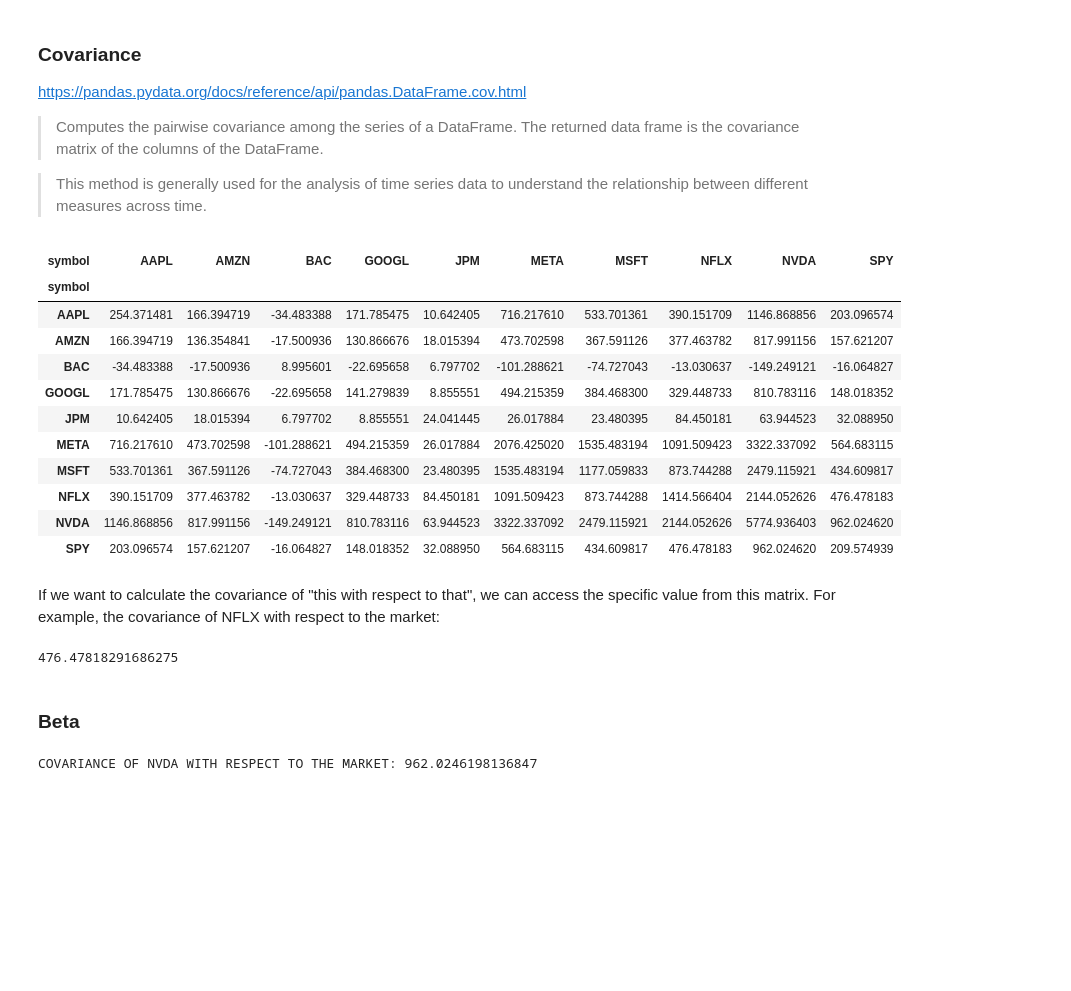
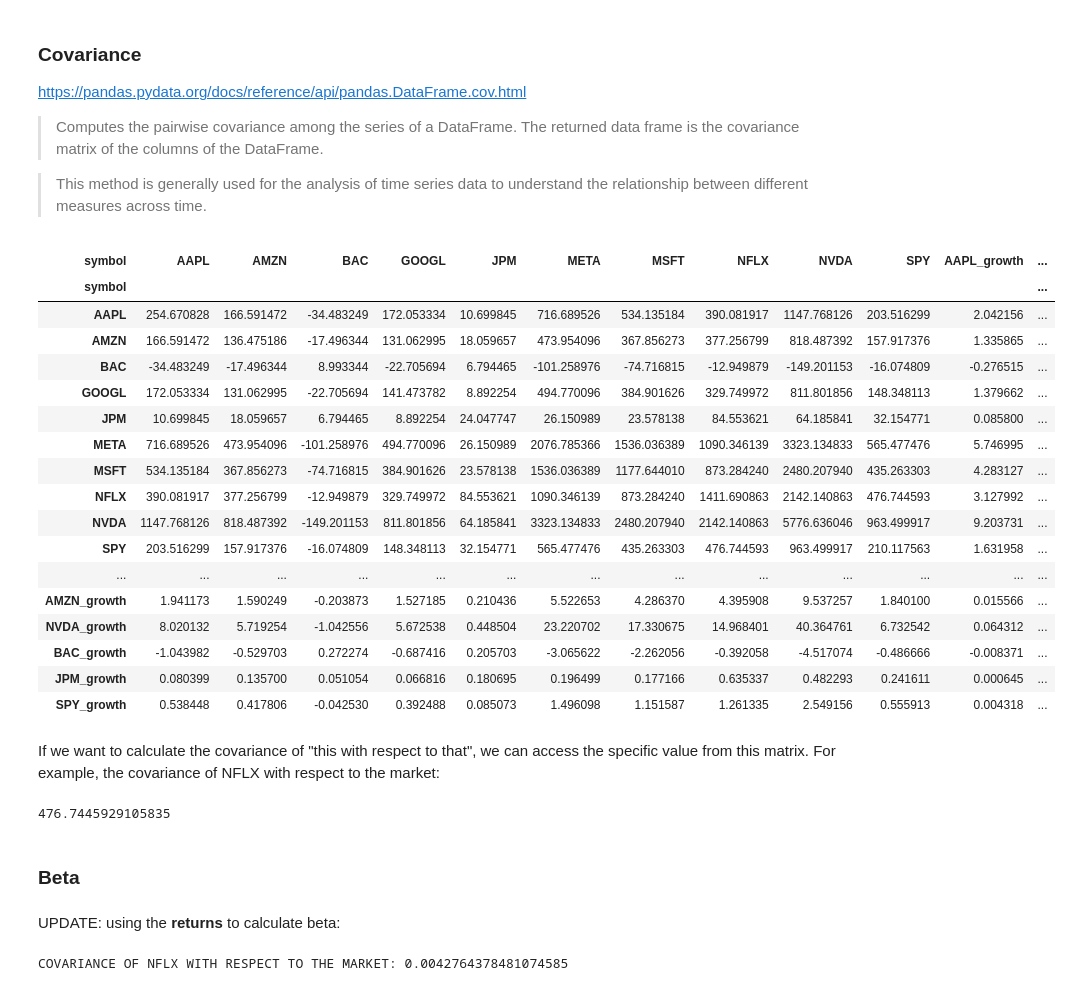
Before and after one commit to prof-rossetti/intro-to-python, a Jupyter notebook: notebooks/applied-ds/Applied_Statistics_for_Finance_Calculating_Beta_to_the_Market_(Summer_2023).ipynb, the cells around one changed output. Saved outputs shown, nothing was run; the diff lists cells and outputs as text; code cells hidden in the pictures; blank space fills up the shorter version.

```diff
--- a/notebooks/applied-ds/Applied_Statistics_for_Finance_Calculating_Beta_to_the_Market_(Summer_2023).ipynb
+++ b/notebooks/applied-ds/Applied_Statistics_for_Finance_Calculating_Beta_to_the_Market_(Summer_2023).ipynb
@@ -54,7 +54,8 @@ from yahooquery import Ticker
 symbols = ["AAPL", "GOOGL", "META", "MSFT", "NFLX", "AMZN", "NVDA",
            "BAC", "JPM"
 ]
-companies = Ticker(symbols + ["SPY"]) # adding market to the data, but leaving the symbols variable as just a list of the individual stocks (for reference later on)
+all_symbols = symbols + ["SPY"] # adding market index, but leaving the symbols variable as just a list of the individual stocks (in case we need it later)
+companies = Ticker(all_symbols)
 print(type(companies))
 # %% [output]
 <class 'yahooquery.ticker.Ticker'>
@@ -126,0 +109,13 @@ px.line(chart_df, x="date", y=[f"{chart_symbol}_growth", "SPY_growth"],
+# %%
+import warnings
+warnings.filterwarnings("ignore")
+
+returns_df = prices_pivot.copy()
+for symbol in all_symbols:
+    growth_col = f"{symbol}_growth"
+    # calculate relative growth :
+    returns_df[growth_col] = (returns_df[symbol].pct_change(periods=1) + 1).cumprod()
+    returns_df[growth_col].iloc[0] = 1
+
+print(len(returns_df.columns))
+returns_df.head()
@@ -225,21 +249,27 @@ https://pandas.pydata.org/docs/reference/api/pandas.DataFrame.cov.html
 
 > This method is generally used for the analysis of time series data to understand the relationship between different measures across time.
 # %%
-cov_mat = prices_pivot.cov()
+cov_mat = returns_df.cov()
 cov_mat
 # %% [output]
-| symbol | AAPL | AMZN | BAC | GOOGL | JPM | META | MSFT | NFLX | NVDA | SPY |
-| symbol |  |  |  |  |  |  |  |  |  |  |
-| AAPL | 254.371481 | 166.394719 | -34.483388 | 171.785475 | 10.642405 | 716.217610 | 533.701361 | 390.151709 | 1146.868856 | 203.096574 |
-| AMZN | 166.394719 | 136.354841 | -17.500936 | 130.866676 | 18.015394 | 473.702598 | 367.591126 | 377.463782 | 817.991156 | 157.621207 |
-| BAC | -34.483388 | -17.500936 | 8.995601 | -22.695658 | 6.797702 | -101.288621 | -74.727043 | -13.030637 | -149.249121 | -16.064827 |
-| GOOGL | 171.785475 | 130.866676 | -22.695658 | 141.279839 | 8.855551 | 494.215359 | 384.468300 | 329.448733 | 810.783116 | 148.018352 |
-| JPM | 10.642405 | 18.015394 | 6.797702 | 8.855551 | 24.041445 | 26.017884 | 23.480395 | 84.450181 | 63.944523 | 32.088950 |
-| META | 716.217610 | 473.702598 | -101.288621 | 494.215359 | 26.017884 | 2076.425020 | 1535.483194 | 1091.509423 | 3322.337092 | 564.683115 |
-| MSFT | 533.701361 | 367.591126 | -74.727043 | 384.468300 | 23.480395 | 1535.483194 | 1177.059833 | 873.744288 | 2479.115921 | 434.609817 |
-| NFLX | 390.151709 | 377.463782 | -13.030637 | 329.448733 | 84.450181 | 1091.509423 | 873.744288 | 1414.566404 | 2144.052626 | 476.478183 |
-| NVDA | 1146.868856 | 817.991156 | -149.249121 | 810.783116 | 63.944523 | 3322.337092 | 2479.115921 | 2144.052626 | 5774.936403 | 962.024620 |
-| SPY | 203.096574 | 157.621207 | -16.064827 | 148.018352 | 32.088950 | 564.683115 | 434.609817 | 476.478183 | 962.024620 | 209.574939 |
+| symbol | AAPL | AMZN | BAC | GOOGL | JPM | META | MSFT | NFLX | NVDA | SPY | AAPL_growth | ... |
+| symbol |  |  |  |  |  |  |  |  |  |  |  | ... |
+| AAPL | 254.670828 | 166.591472 | -34.483249 | 172.053334 | 10.699845 | 716.689526 | 534.135184 | 390.081917 | 1147.768126 | 203.516299 | 2.042156 | ... |
+| AMZN | 166.591472 | 136.475186 | -17.496344 | 131.062995 | 18.059657 | 473.954096 | 367.856273 | 377.256799 | 818.487392 | 157.917376 | 1.335865 | ... |
+| BAC | -34.483249 | -17.496344 | 8.993344 | -22.705694 | 6.794465 | -101.258976 | -74.716815 | -12.949879 | -149.201153 | -16.074809 | -0.276515 | ... |
+| GOOGL | 172.053334 | 131.062995 | -22.705694 | 141.473782 | 8.892254 | 494.770096 | 384.901626 | 329.749972 | 811.801856 | 148.348113 | 1.379662 | ... |
+| JPM | 10.699845 | 18.059657 | 6.794465 | 8.892254 | 24.047747 | 26.150989 | 23.578138 | 84.553621 | 64.185841 | 32.154771 | 0.085800 | ... |
+| META | 716.689526 | 473.954096 | -101.258976 | 494.770096 | 26.150989 | 2076.785366 | 1536.036389 | 1090.346139 | 3323.134833 | 565.477476 | 5.746995 | ... |
+| MSFT | 534.135184 | 367.856273 | -74.716815 | 384.901626 | 23.578138 | 1536.036389 | 1177.644010 | 873.284240 | 2480.207940 | 435.263303 | 4.283127 | ... |
+| NFLX | 390.081917 | 377.256799 | -12.949879 | 329.749972 | 84.553621 | 1090.346139 | 873.284240 | 1411.690863 | 2142.140863 | 476.744593 | 3.127992 | ... |
+| NVDA | 1147.768126 | 818.487392 | -149.201153 | 811.801856 | 64.185841 | 3323.134833 | 2480.207940 | 2142.140863 | 5776.636046 | 963.499917 | 9.203731 | ... |
+| SPY | 203.516299 | 157.917376 | -16.074809 | 148.348113 | 32.154771 | 565.477476 | 435.263303 | 476.744593 | 963.499917 | 210.117563 | 1.631958 | ... |
+| ... | ... | ... | ... | ... | ... | ... | ... | ... | ... | ... | ... | ... |
+| AMZN_growth | 1.941173 | 1.590249 | -0.203873 | 1.527185 | 0.210436 | 5.522653 | 4.286370 | 4.395908 | 9.537257 | 1.840100 | 0.015566 | ... |
+| NVDA_growth | 8.020132 | 5.719254 | -1.042556 | 5.672538 | 0.448504 | 23.220702 | 17.330675 | 14.968401 | 40.364761 | 6.732542 | 0.064312 | ... |
+| BAC_growth | -1.043982 | -0.529703 | 0.272274 | -0.687416 | 0.205703 | -3.065622 | -2.262056 | -0.392058 | -4.517074 | -0.486666 | -0.008371 | ... |
+| JPM_growth | 0.080399 | 0.135700 | 0.051054 | 0.066816 | 0.180695 | 0.196499 | 0.177166 | 0.635337 | 0.482293 | 0.241611 | 0.000645 | ... |
+| SPY_growth | 0.538448 | 0.417806 | -0.042530 | 0.392488 | 0.085073 | 1.496098 | 1.151587 | 1.261335 | 2.549156 | 0.555913 | 0.004318 | ... |
 # %% [markdown]
 If we want to calculate the covariance of "this with respect to that", we can access the specific value from this matrix. For example, the covariance of NFLX with respect to the market:
 # %%
@@ -248,16 +278,19 @@ If we want to calculate the covariance of "this with respect to that", we can ac
 
 cov_mat.loc["NFLX", "SPY"]
 # %% [output]
-476.47818291686275
+476.7445929105835
 # %% [markdown]
 ### Beta
+# %% [markdown]
+UPDATE: using the **returns** to calculate beta:
 # %%
 # calculating beta to market for a given company:
-symbol = "NVDA"
+symbol = "NFLX"
 
 # get covariance between this stock and the market
-cov = cov_mat.loc[symbol, "SPY"] # using loc method to access a given [row, col] combo
+cov_mat = returns_df.cov()
+cov = cov_mat.loc[symbol + "_growth", "SPY_growth"] # using loc method to access a given [row, col] combo
 print(f"COVARIANCE OF {symbol} WITH RESPECT TO THE MARKET:", cov)
 # %% [output]
-COVARIANCE OF NVDA WITH RESPECT TO THE MARKET: 962.0246198136847
+COVARIANCE OF NFLX WITH RESPECT TO THE MARKET: 0.0042764378481074585
 # %%
```
Also changed, not shown: parts of 13 cells of this notebook.
